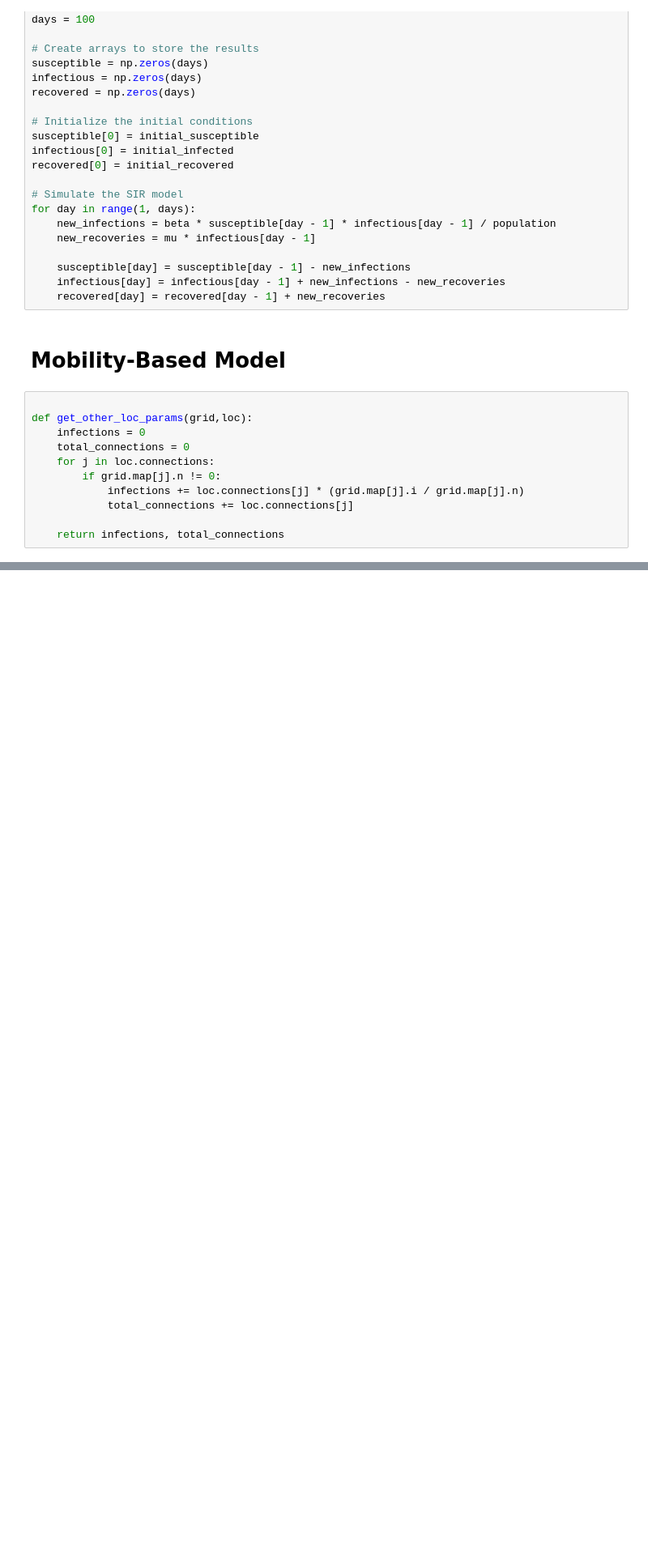
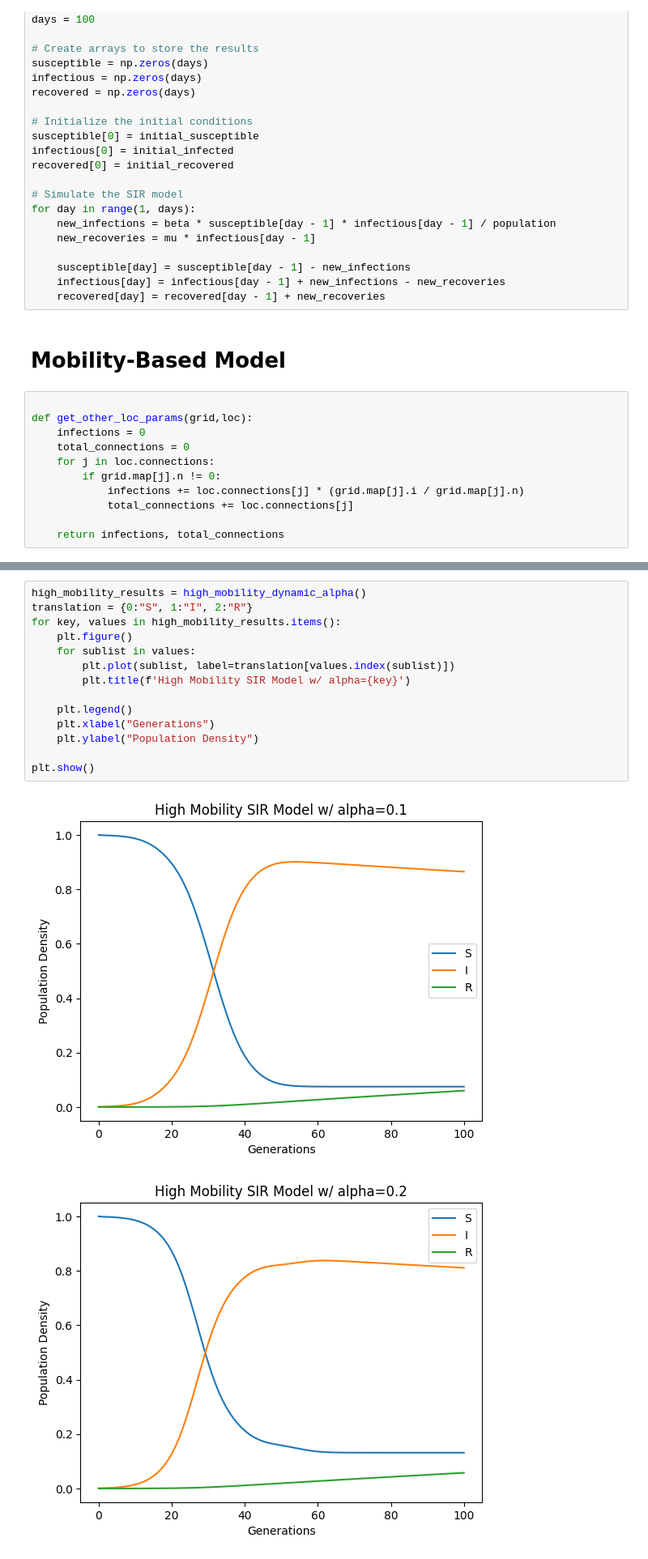
Before and after one commit to Virmani12/02712-Final-Project, a Jupyter notebook: simulations.ipynb, the cells around one changed output, grey strips where cells are left out. Shown at 81% size. Drawn from its saved outputs; the diff is of its cells as text; blank space fills up the shorter version.

Commit message:
high mobility update

```diff
--- a/simulations.ipynb
+++ b/simulations.ipynb
@@ -166,0 +227,17 @@ plt.show()
+# %%
+high_mobility_results = high_mobility_dynamic_alpha()
+translation = {0:"S", 1:"I", 2:"R"}
+for key, values in high_mobility_results.items():
+    plt.figure()
+    for sublist in values:
+        plt.plot(sublist, label=translation[values.index(sublist)])
+        plt.title(f'High Mobility SIR Model w/ alpha={key}')
+
+    plt.legend()
+    plt.xlabel("Generations")
+    plt.ylabel("Population Density")
+
+plt.show()
+# %% [output]
+[figure, added]
+[figure, added]
```
Also changed, not shown: parts of 9 cells of this notebook.
